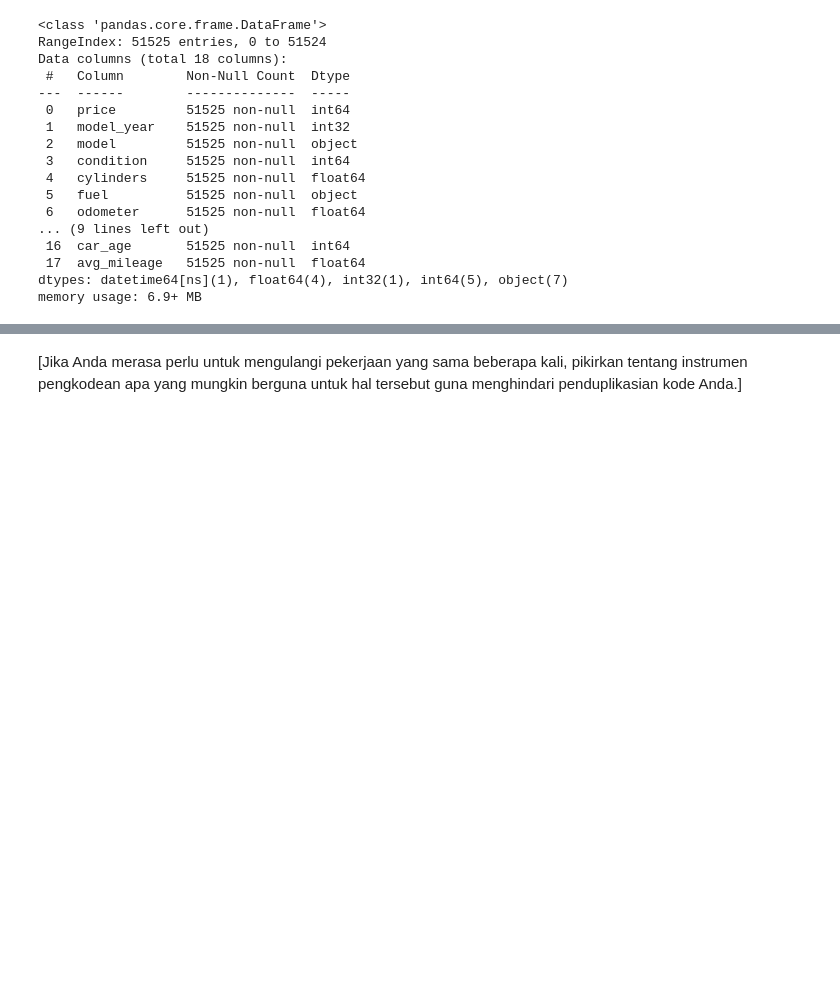
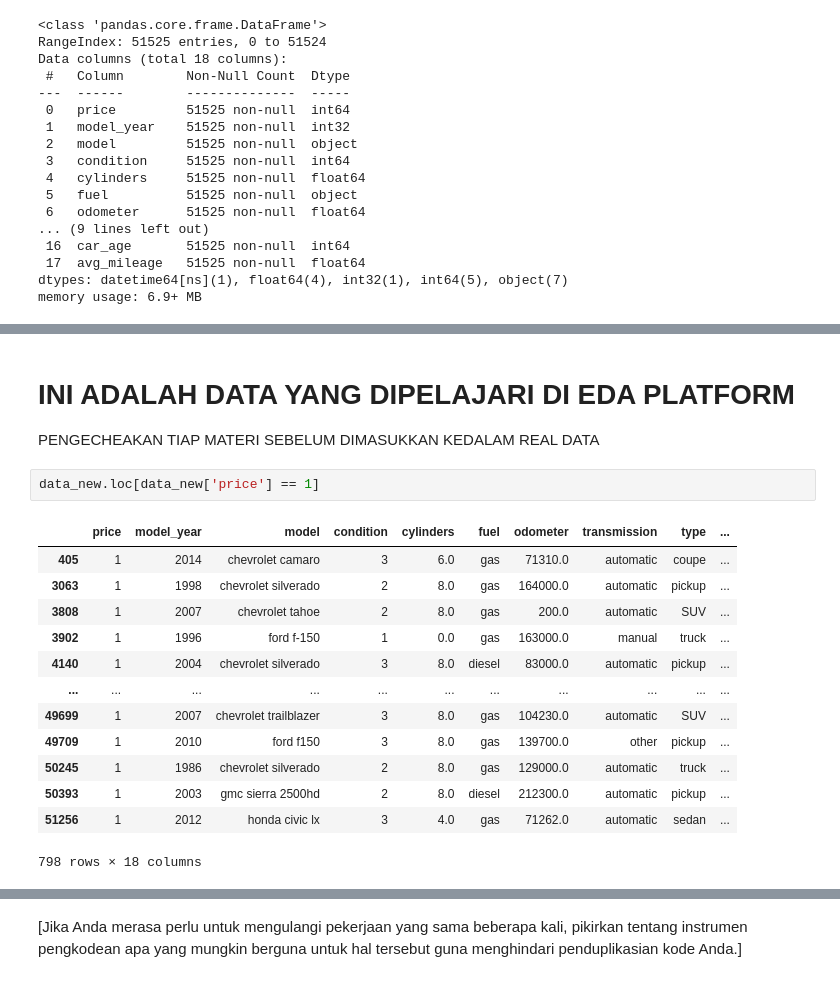
Before and after one commit to ShirotaT/DataAnalyst_Practicum, a Jupyter notebook: Project_3/57ec1497-8bd0-4989-ae0f-b3a815bc570b.ipynb, the cells around one changed output, grey strips where cells are left out. Drawn from its saved outputs; the diff is of its cells as text; blank space fills up the shorter version.

```diff
--- a/Project_3/57ec1497-8bd0-4989-ae0f-b3a815bc570b.ipynb
+++ b/Project_3/57ec1497-8bd0-4989-ae0f-b3a815bc570b.ipynb
@@ -525,0 +542,19 @@ data_new.sample(10)
+# %% [markdown]
+# INI ADALAH DATA YANG DIPELAJARI DI EDA PLATFORM
+PENGECHEAKAN TIAP MATERI SEBELUM DIMASUKKAN KEDALAM REAL DATA
+# %%
+data_new.loc[data_new['price'] == 1]
+# %% [output]
+|  | price | model_year | model | condition | cylinders | fuel | odometer | transmission | type | ... |
+| 405 | 1 | 2014 | chevrolet camaro | 3 | 6.0 | gas | 71310.0 | automatic | coupe | ... |
+| 3063 | 1 | 1998 | chevrolet silverado | 2 | 8.0 | gas | 164000.0 | automatic | pickup | ... |
+| 3808 | 1 | 2007 | chevrolet tahoe | 2 | 8.0 | gas | 200.0 | automatic | SUV | ... |
+| 3902 | 1 | 1996 | ford f-150 | 1 | 0.0 | gas | 163000.0 | manual | truck | ... |
+| 4140 | 1 | 2004 | chevrolet silverado | 3 | 8.0 | diesel | 83000.0 | automatic | pickup | ... |
+| ... | ... | ... | ... | ... | ... | ... | ... | ... | ... | ... |
+| 49699 | 1 | 2007 | chevrolet trailblazer | 3 | 8.0 | gas | 104230.0 | automatic | SUV | ... |
+| 49709 | 1 | 2010 | ford f150 | 3 | 8.0 | gas | 139700.0 | other | pickup | ... |
+| 50245 | 1 | 1986 | chevrolet silverado | 2 | 8.0 | gas | 129000.0 | automatic | truck | ... |
+| 50393 | 1 | 2003 | gmc sierra 2500hd | 2 | 8.0 | diesel | 212300.0 | automatic | pickup | ... |
+| 51256 | 1 | 2012 | honda civic lx | 3 | 4.0 | gas | 71262.0 | automatic | sedan | ... |
+798 rows × 18 columns
```
Also changed, not shown: parts of 16 cells of this notebook.
